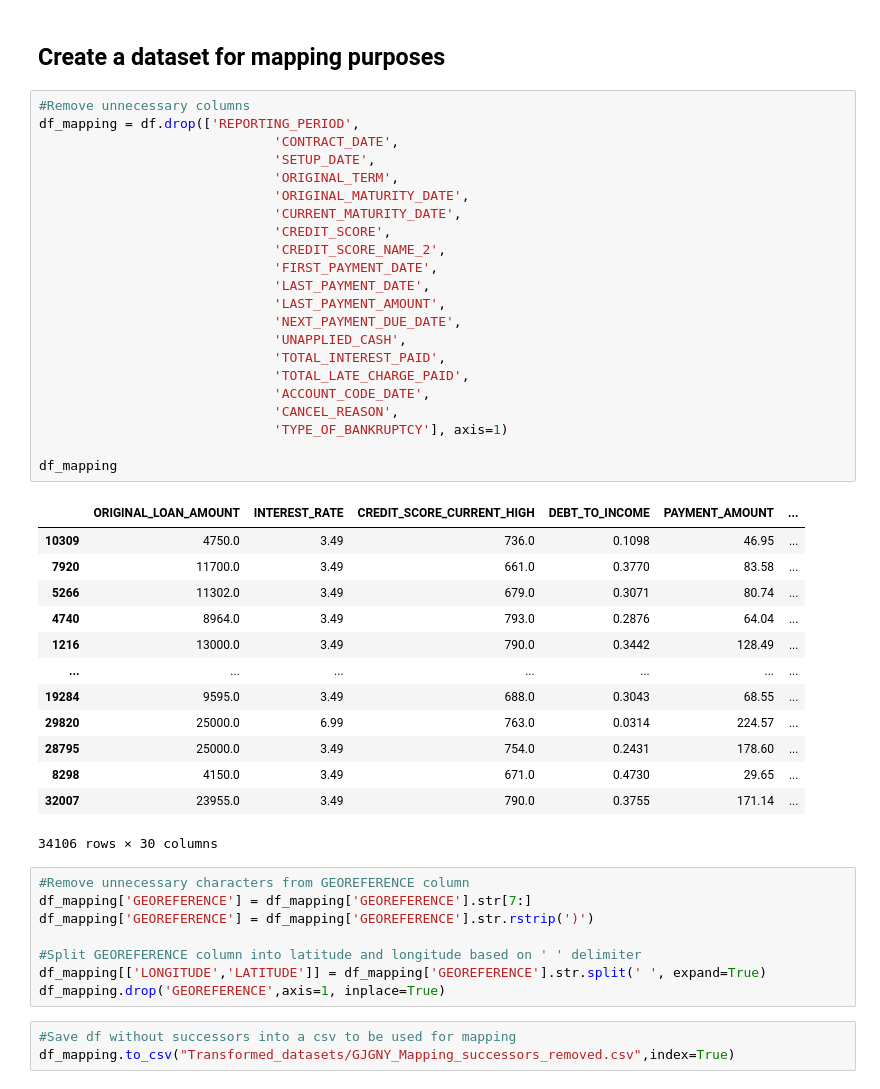
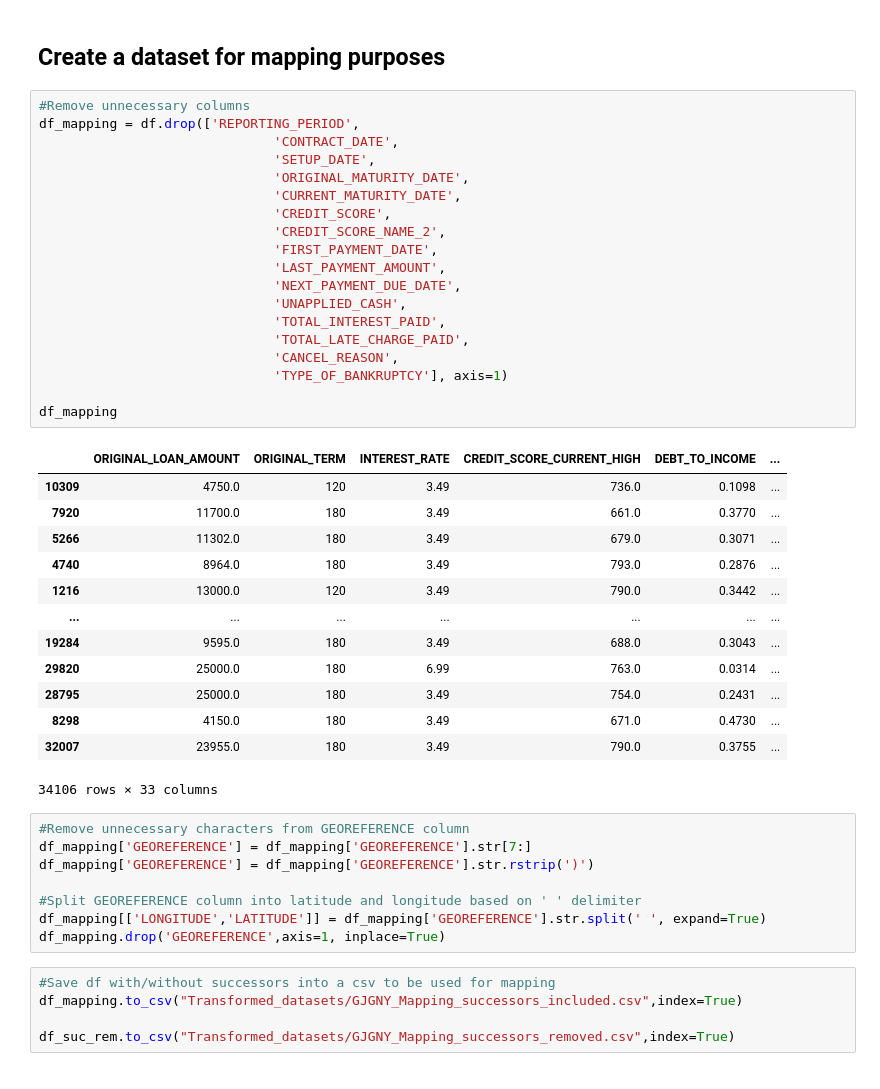
Before and after one commit to jlixander/GJGNY_Analysis, a Jupyter notebook: GJGNY_Analysis.ipynb, the cells around one changed output. Saved outputs shown, nothing was run; the diff lists cells and outputs as text.

```diff
--- a/GJGNY_Analysis.ipynb
+++ b/GJGNY_Analysis.ipynb
@@ -983,39 +983,36 @@ df_unpledged_piv
 # %%
 #Remove unnecessary columns
 df_mapping = df.drop(['REPORTING_PERIOD',
                               'CONTRACT_DATE',
                               'SETUP_DATE',
-                              'ORIGINAL_TERM',
                               'ORIGINAL_MATURITY_DATE',
                               'CURRENT_MATURITY_DATE',
                               'CREDIT_SCORE',
                               'CREDIT_SCORE_NAME_2',
                               'FIRST_PAYMENT_DATE',
-                              'LAST_PAYMENT_DATE',
                               'LAST_PAYMENT_AMOUNT',
                               'NEXT_PAYMENT_DUE_DATE',
                               'UNAPPLIED_CASH',
                               'TOTAL_INTEREST_PAID',
                               'TOTAL_LATE_CHARGE_PAID',
-                              'ACCOUNT_CODE_DATE',
                               'CANCEL_REASON',
                               'TYPE_OF_BANKRUPTCY'], axis=1)
 
 df_mapping
 # %% [output]
-|  | ORIGINAL_LOAN_AMOUNT | INTEREST_RATE | CREDIT_SCORE_CURRENT_HIGH | DEBT_TO_INCOME | PAYMENT_AMOUNT | ... |
-| 10309 | 4750.0 | 3.49 | 736.0 | 0.1098 | 46.95 | ... |
-| 7920 | 11700.0 | 3.49 | 661.0 | 0.3770 | 83.58 | ... |
-| 5266 | 11302.0 | 3.49 | 679.0 | 0.3071 | 80.74 | ... |
-| 4740 | 8964.0 | 3.49 | 793.0 | 0.2876 | 64.04 | ... |
-| 1216 | 13000.0 | 3.49 | 790.0 | 0.3442 | 128.49 | ... |
+|  | ORIGINAL_LOAN_AMOUNT | ORIGINAL_TERM | INTEREST_RATE | CREDIT_SCORE_CURRENT_HIGH | DEBT_TO_INCOME | ... |
+| 10309 | 4750.0 | 120 | 3.49 | 736.0 | 0.1098 | ... |
+| 7920 | 11700.0 | 180 | 3.49 | 661.0 | 0.3770 | ... |
+| 5266 | 11302.0 | 180 | 3.49 | 679.0 | 0.3071 | ... |
+| 4740 | 8964.0 | 180 | 3.49 | 793.0 | 0.2876 | ... |
+| 1216 | 13000.0 | 120 | 3.49 | 790.0 | 0.3442 | ... |
 | ... | ... | ... | ... | ... | ... | ... |
-| 19284 | 9595.0 | 3.49 | 688.0 | 0.3043 | 68.55 | ... |
-| 29820 | 25000.0 | 6.99 | 763.0 | 0.0314 | 224.57 | ... |
-| 28795 | 25000.0 | 3.49 | 754.0 | 0.2431 | 178.60 | ... |
-| 8298 | 4150.0 | 3.49 | 671.0 | 0.4730 | 29.65 | ... |
-| 32007 | 23955.0 | 3.49 | 790.0 | 0.3755 | 171.14 | ... |
+| 19284 | 9595.0 | 180 | 3.49 | 688.0 | 0.3043 | ... |
+| 29820 | 25000.0 | 180 | 6.99 | 763.0 | 0.0314 | ... |
+| 28795 | 25000.0 | 180 | 3.49 | 754.0 | 0.2431 | ... |
+| 8298 | 4150.0 | 180 | 3.49 | 671.0 | 0.4730 | ... |
+| 32007 | 23955.0 | 180 | 3.49 | 790.0 | 0.3755 | ... |
-34106 rows × 30 columns
+34106 rows × 33 columns
 # %%
 #Remove unnecessary characters from GEOREFERENCE column
 df_mapping['GEOREFERENCE'] = df_mapping['GEOREFERENCE'].str[7:]
@@ -1025,8 +1022,10 @@ df_mapping['GEOREFERENCE'] = df_mapping['GEOREFERENCE'].str.rstrip(')')
 df_mapping[['LONGITUDE','LATITUDE']] = df_mapping['GEOREFERENCE'].str.split(' ', expand=True)
 df_mapping.drop('GEOREFERENCE',axis=1, inplace=True)
 # %%
-#Save df without successors into a csv to be used for mapping
-df_mapping.to_csv("Transformed_datasets/GJGNY_Mapping_successors_removed.csv",index=True)
+#Save df with/without successors into a csv to be used for mapping
+df_mapping.to_csv("Transformed_datasets/GJGNY_Mapping_successors_included.csv",index=True)
+
+df_suc_rem.to_csv("Transformed_datasets/GJGNY_Mapping_successors_removed.csv",index=True)
 # %%
 #Calculate total runtime of code
 b= time.time()
```
Also changed, not shown: parts of 2 cells of this notebook, 6 other files.
